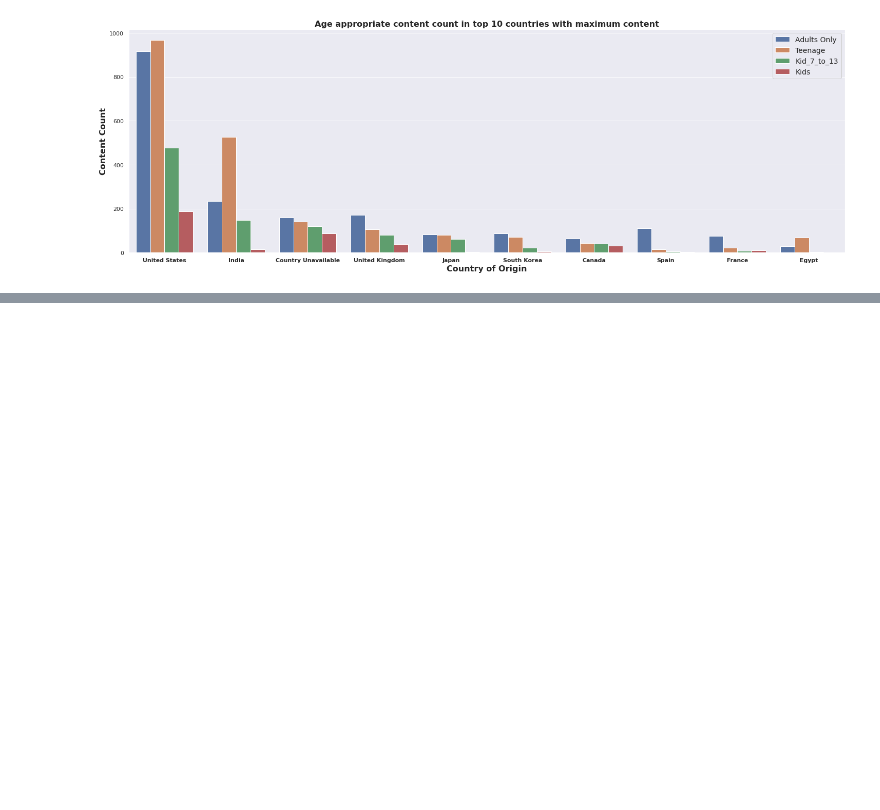
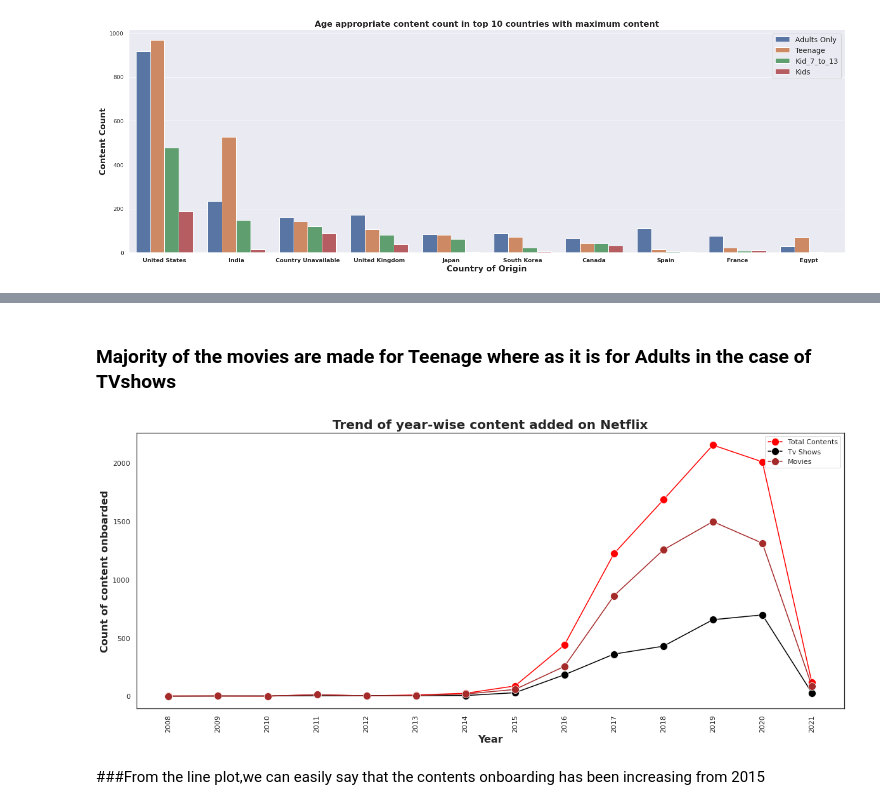
Before and after one commit to prav87654/Clustering-Model--Netflix-TV-shows-and-Movies, a Jupyter notebook: Praveen_S__Clustering_Model.ipynb, the cells around one changed output, grey strips where cells are left out. Drawn from its saved outputs; the diff is of its cells as text; code cells hidden in the pictures; blank space fills up the shorter version.

```diff
--- a/Praveen_S__Clustering_Model.ipynb
+++ b/Praveen_S__Clustering_Model.ipynb
@@ -356,0 +372,31 @@ plt.show()
+# %% [markdown]
+### Majority of the movies are made for Teenage where as it is for Adults in the case of TVshows
+# %%
+#Trend of year-wise content added on Netflix
+sns.set_style("white")
+#sns.set()
+plt.figure(figsize=(20,8))
+data1 = netflix_df.groupby(['year_added'])['show_id'].count().reset_index(name='total_count')
+data2= netflix_df[netflix_df['type']=='TV Show']
+data2= data2.groupby('year_added')['show_id'].count().reset_index(name='TV_count')
+data3= netflix_df[netflix_df['type']=='Movie']
+data3= data3.groupby('year_added')['show_id'].count().reset_index(name='Movie_count')
+
+#Plotting three different line plots
+plot1= sns.lineplot(x=data1['year_added'],y=data1['total_count'],data=data1, color= 'Red', marker= 'o', markersize= 12)
+plot2= sns.lineplot(x=data2['year_added'], y=data2['TV_count'], data=data2, color= 'Black', marker= 'o', markersize= 12)
+plot3= sns.lineplot(x=data3['year_added'], y=data3['Movie_count'], data=data3, color= 'Brown', marker= 'o', markersize= 12)
+
+#Plotting multiple lineplots to observe the trend
+plt.xlabel('Year', weight='bold', fontsize=16)
+plt.ylabel('Count of content onboarded', weight='bold', fontsize=16)
+plt.title("Trend of year-wise content added on Netflix", weight='bold', fontsize=20)
+plt.xticks(data1['year_added'].unique())
+plt.xticks(rotation='vertical')
+label=['Total Contents','Tv Shows','Movies']
+plt.legend(label)
+plt.show()
+# %% [output]
+[figure, added]
+# %% [markdown]
+###From the line plot,we can easily say that the contents onboarding has been increasing from 2015
```
Also changed, not shown: parts of 7 cells of this notebook.
